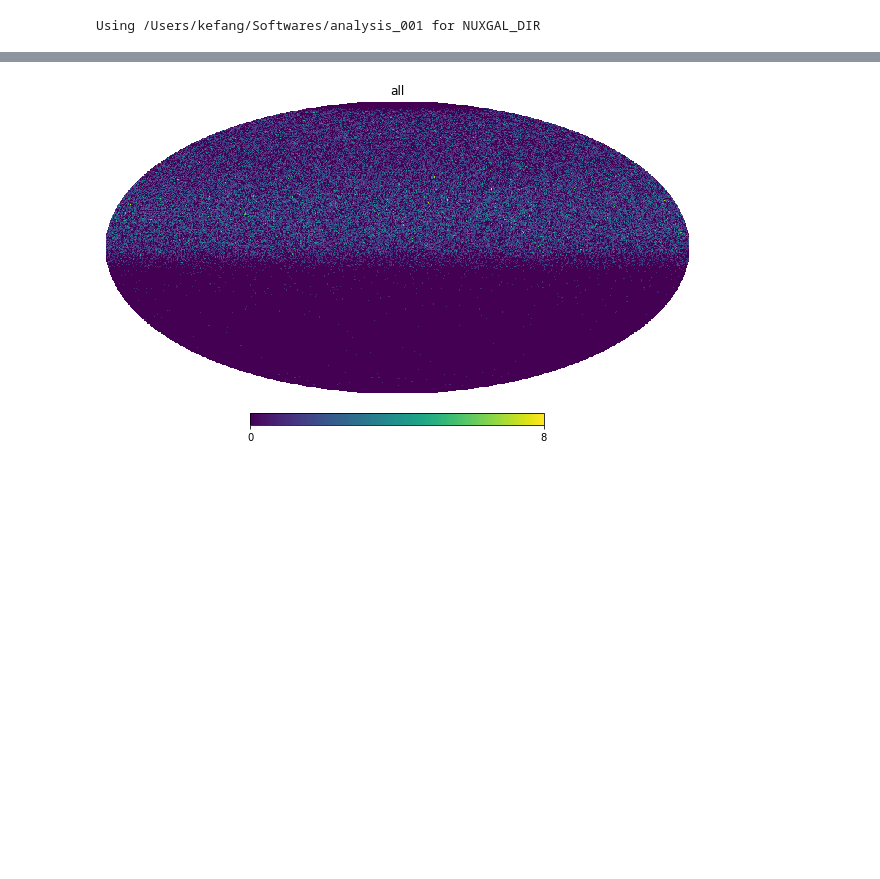
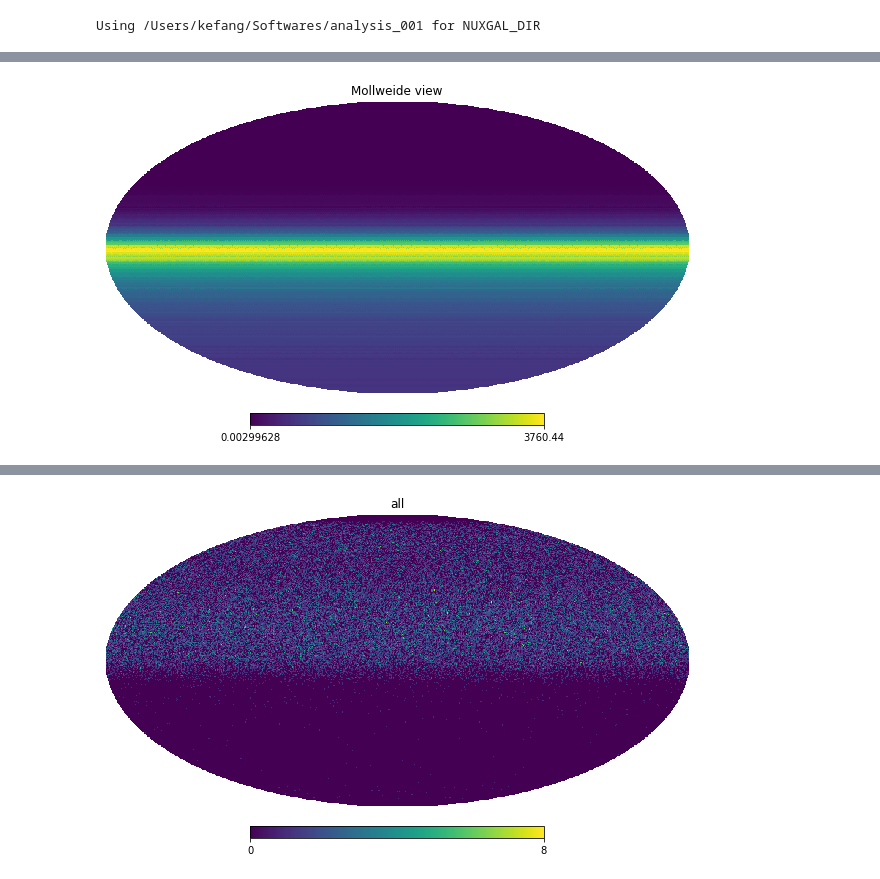
Before and after one commit to KIPAC/nuXgal, a Jupyter notebook: nb/test.ipynb, the cells around one changed output, grey strips where cells are left out. Saved outputs shown, nothing was run; the diff lists cells and outputs as text; code cells hidden in the pictures; blank space fills up the shorter version.

```diff
--- a/test.ipynb
+++ b/nb/test.ipynb
@@ -37,0 +85,2 @@ Using /Users/kefang/Softwares/analysis_001 for NUXGAL_DIR
+# %%
+map = ns.weightedAeff(1)
@@ -38,3 +98,7 @@ Using /Users/kefang/Softwares/analysis_001 for NUXGAL_DIR
+# %%
+hp.mollview(map[5])
+# %% [output]
+[figure, added]
 # %%
 N_yr = 3
 galaxyName = 'WISE'
```
Also changed, not shown: parts of 7 cells of this notebook, 5 other files.
